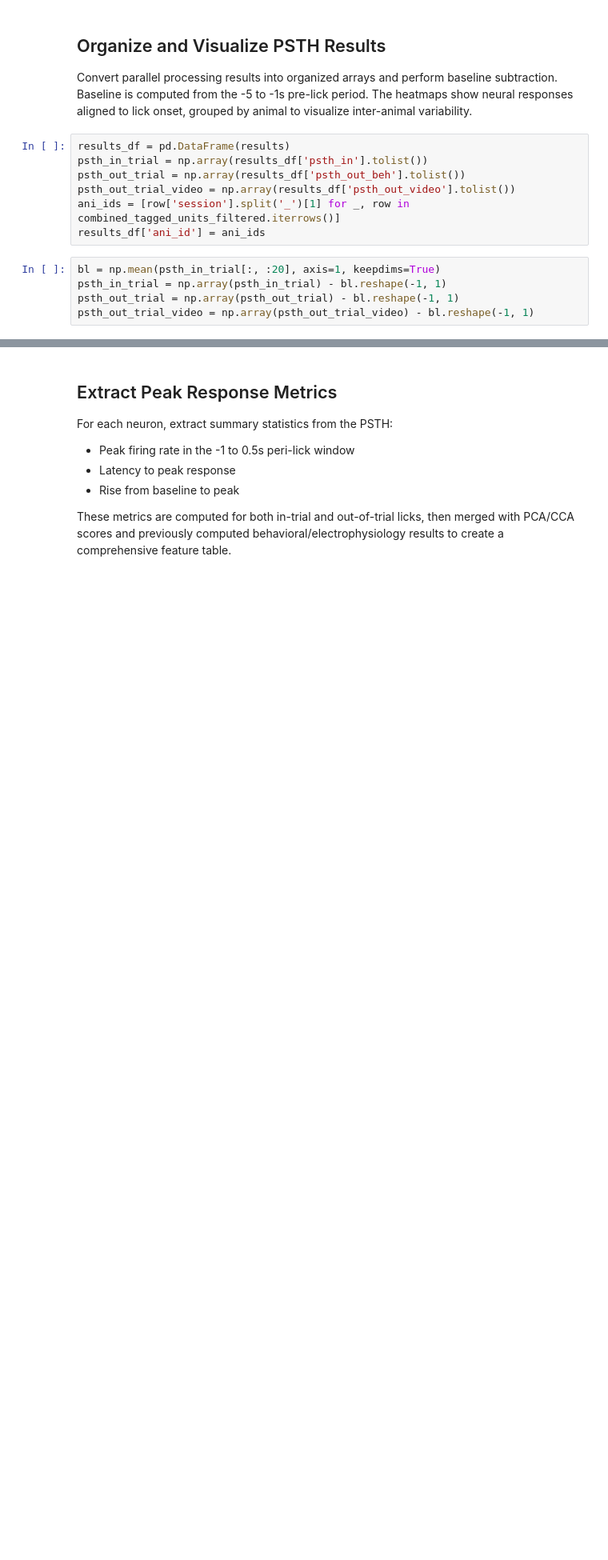
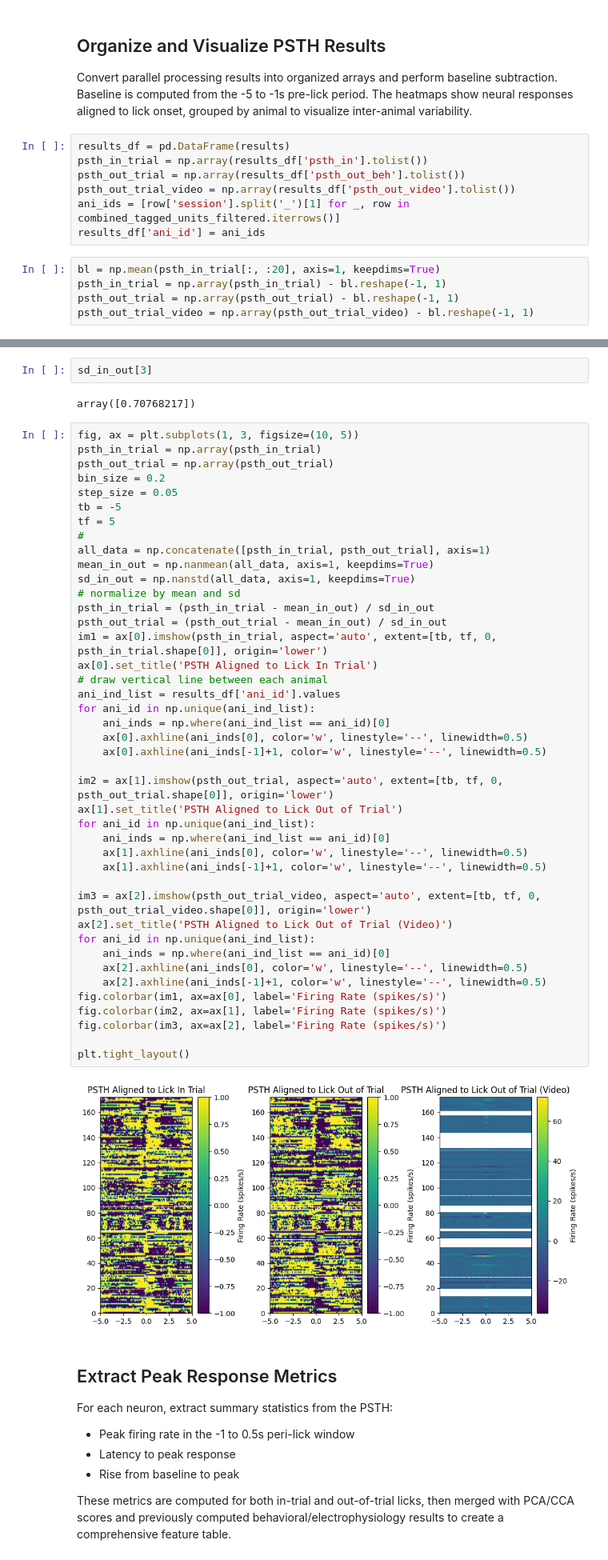
Before and after one commit to AllenNeuralDynamics/LC-beh-physiology-analysis, a Jupyter notebook: code/beh_ephys_analysis/session_combine/manuscript_figures/F_spont_choice_lick_neuron.ipynb, the cells around one changed output, grey strips where cells are left out. Shown at 80% size. Cells and saved outputs as stored; diff of their text form; blank space fills up the shorter version.

```diff
--- a/code/beh_ephys_analysis/session_combine/manuscript_figures/F_spont_choice_lick_neuron.ipynb
+++ b/code/beh_ephys_analysis/session_combine/manuscript_figures/F_spont_choice_lick_neuron.ipynb
@@ -361,3 +377,51 @@ plt.tight_layout()
+# %%
+sd_in_out[3]
+# %% [output]
+array([0.70768217])
+# %%
+fig, ax = plt.subplots(1, 3, figsize=(10, 5))
+psth_in_trial = np.array(psth_in_trial)
+psth_out_trial = np.array(psth_out_trial)
+bin_size = 0.2
+step_size = 0.05
+tb = -5
+tf = 5
+#
+all_data = np.concatenate([psth_in_trial, psth_out_trial], axis=1)
+mean_in_out = np.nanmean(all_data, axis=1, keepdims=True)
+sd_in_out = np.nanstd(all_data, axis=1, keepdims=True)
+# normalize by mean and sd
+psth_in_trial = (psth_in_trial - mean_in_out) / sd_in_out
+psth_out_trial = (psth_out_trial - mean_in_out) / sd_in_out
+im1 = ax[0].imshow(psth_in_trial, aspect='auto', extent=[tb, tf, 0, psth_in_trial.shape[0]], origin='lower')
+ax[0].set_title('PSTH Aligned to Lick In Trial')
+# draw vertical line between each animal
+ani_ind_list = results_df['ani_id'].values
+for ani_id in np.unique(ani_ind_list):
+    ani_inds = np.where(ani_ind_list == ani_id)[0]
+    ax[0].axhline(ani_inds[0], color='w', linestyle='--', linewidth=0.5)
+    ax[0].axhline(ani_inds[-1]+1, color='w', linestyle='--', linewidth=0.5)
+
+im2 = ax[1].imshow(psth_out_trial, aspect='auto', extent=[tb, tf, 0, psth_out_trial.shape[0]], origin='lower')
+ax[1].set_title('PSTH Aligned to Lick Out of Trial')
+for ani_id in np.unique(ani_ind_list):
+    ani_inds = np.where(ani_ind_list == ani_id)[0]
+    ax[1].axhline(ani_inds[0], color='w', linestyle='--', linewidth=0.5)
+    ax[1].axhline(ani_inds[-1]+1, color='w', linestyle='--', linewidth=0.5)
+
+im3 = ax[2].imshow(psth_out_trial_video, aspect='auto', extent=[tb, tf, 0, psth_out_trial_video.shape[0]], origin='lower')
+ax[2].set_title('PSTH Aligned to Lick Out of Trial (Video)')
+for ani_id in np.unique(ani_ind_list):
+    ani_inds = np.where(ani_ind_list == ani_id)[0]
+    ax[2].axhline(ani_inds[0], color='w', linestyle='--', linewidth=0.5)
+    ax[2].axhline(ani_inds[-1]+1, color='w', linestyle='--', linewidth=0.5)
+fig.colorbar(im1, ax=ax[0], label='Firing Rate (spikes/s)')
+fig.colorbar(im2, ax=ax[1], label='Firing Rate (spikes/s)')
+fig.colorbar(im3, ax=ax[2], label='Firing Rate (spikes/s)')
+
+plt.tight_layout()
+# %% [output]
+[figure, added]
 # %% [markdown]
 ## Extract Peak Response Metrics
 
```
Also changed, not shown: parts of 9 cells of this notebook, 11 other files.
